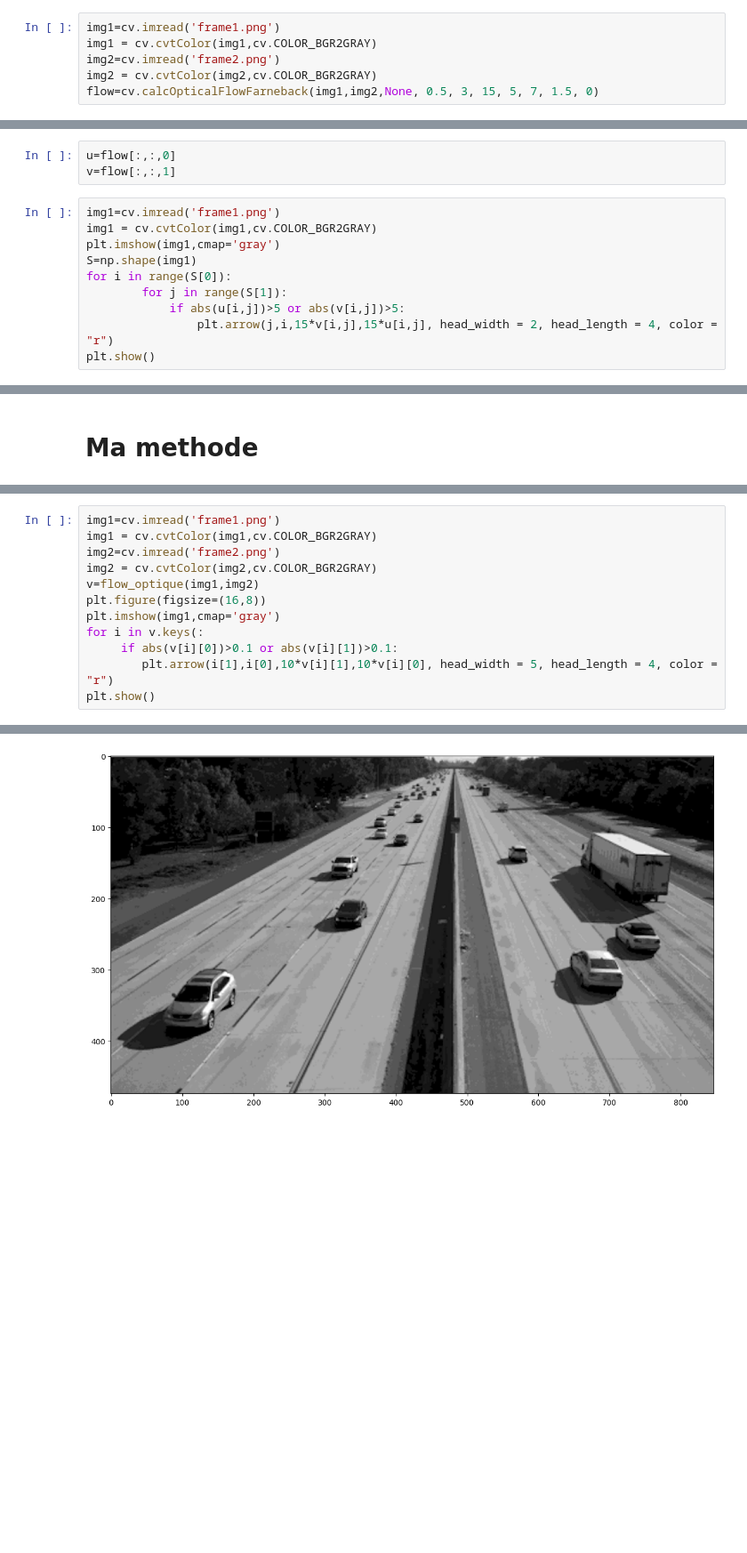
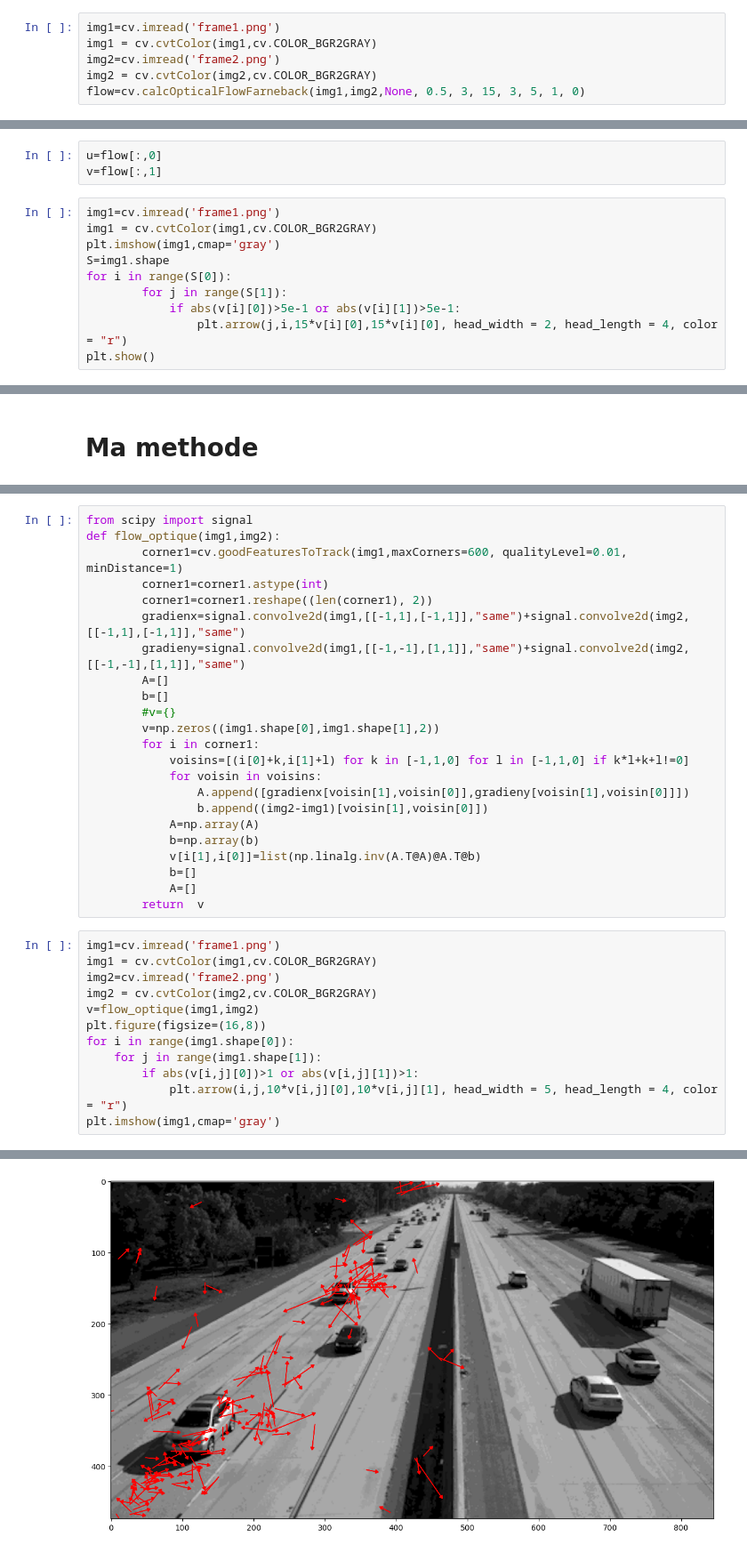
Before and after one commit to Souniz/TPSD_S6, a Jupyter notebook: TAI/PJean/FlowOptique.ipynb, the cells around one changed output, grey strips where cells are left out. Shown at 89% size. Cells and saved outputs as stored; diff of their text form; blank space fills up the shorter version.

Commit message:
FlowOptique v3

```diff
--- a/TAI/PJean/FlowOptique.ipynb
+++ b/TAI/PJean/FlowOptique.ipynb
@@ -64,4 +60,4 @@ img1=cv.imread('frame1.png')
 img1 = cv.cvtColor(img1,cv.COLOR_BGR2GRAY)
 img2=cv.imread('frame2.png')
 img2 = cv.cvtColor(img2,cv.COLOR_BGR2GRAY)
-flow=cv.calcOpticalFlowFarneback(img1,img2,None, 0.5, 3, 15, 5, 7, 1.5, 0)
+flow=cv.calcOpticalFlowFarneback(img1,img2,None, 0.5, 3, 15, 3, 5, 1, 0)
@@ -88,14 +64,14 @@ array([[[-1.1156737e-02,  1.4349869e-03],
 # %%
-u=flow[:,:,0]
-v=flow[:,:,1]
+u=flow[:,0]
+v=flow[:,1]
 # %%
 img1=cv.imread('frame1.png')
 img1 = cv.cvtColor(img1,cv.COLOR_BGR2GRAY)
 plt.imshow(img1,cmap='gray')
-S=np.shape(img1)
+S=img1.shape
 for i in range(S[0]):
         for j in range(S[1]):
-            if abs(u[i,j])>5 or abs(v[i,j])>5:
-                plt.arrow(j,i,15*v[i,j],15*u[i,j], head_width = 2, head_length = 4, color = "r")
+            if abs(v[i][0])>5e-1 or abs(v[i][1])>5e-1:
+                plt.arrow(j,i,15*v[i][0],15*v[i][0], head_width = 2, head_length = 4, color = "r")
 plt.show()
 # %% [output]
@@ -133,3 +105,26 @@ v.max()
+# %%
+from scipy import signal
+def flow_optique(img1,img2):
+        corner1=cv.goodFeaturesToTrack(img1,maxCorners=600, qualityLevel=0.01, minDistance=1)
+        corner1=corner1.astype(int)
+        corner1=corner1.reshape((len(corner1), 2))
+        gradienx=signal.convolve2d(img1,[[-1,1],[-1,1]],"same")+signal.convolve2d(img2,[[-1,1],[-1,1]],"same")
+        gradieny=signal.convolve2d(img1,[[-1,-1],[1,1]],"same")+signal.convolve2d(img2,[[-1,-1],[1,1]],"same")
+        A=[]
+        b=[]
+        #v={}
+        v=np.zeros((img1.shape[0],img1.shape[1],2))
+        for i in corner1:
+            voisins=[(i[0]+k,i[1]+l) for k in [-1,1,0] for l in [-1,1,0] if k*l+k+l!=0]
+            for voisin in voisins:
+                A.append([gradienx[voisin[1],voisin[0]],gradieny[voisin[1],voisin[0]]])
+                b.append((img2-img1)[voisin[1],voisin[0]])
+            A=np.array(A)
+            b=np.array(b)
+            v[i[1],i[0]]=list(np.linalg.inv(A.T@A)@A.T@b)
+            b=[]
+            A=[]
+        return  v
 # %%
 img1=cv.imread('frame1.png')
 img1 = cv.cvtColor(img1,cv.COLOR_BGR2GRAY)
@@ -137,9 +132,9 @@ img2=cv.imread('frame2.png')
 img2 = cv.cvtColor(img2,cv.COLOR_BGR2GRAY)
 v=flow_optique(img1,img2)
 plt.figure(figsize=(16,8))
+for i in range(img1.shape[0]):
+    for j in range(img1.shape[1]):
+        if abs(v[i,j][0])>1 or abs(v[i,j][1])>1:
+            plt.arrow(i,j,10*v[i,j][0],10*v[i,j][1], head_width = 5, head_length = 4, color = "r")
 plt.imshow(img1,cmap='gray')
-for i in v.keys(:
-     if abs(v[i][0])>0.1 or abs(v[i][1])>0.1:
-        plt.arrow(i[1],i[0],10*v[i][1],10*v[i][0], head_width = 5, head_length = 4, color = "r")
-plt.show()
 # %% [output]
@@ -147 +142 @@ AttributeError: 'numpy.ndarray' object has no attribute 'keys'
-[figure, old version]
+[figure, new version]
```
Also changed, not shown: parts of 15 cells of this notebook.
